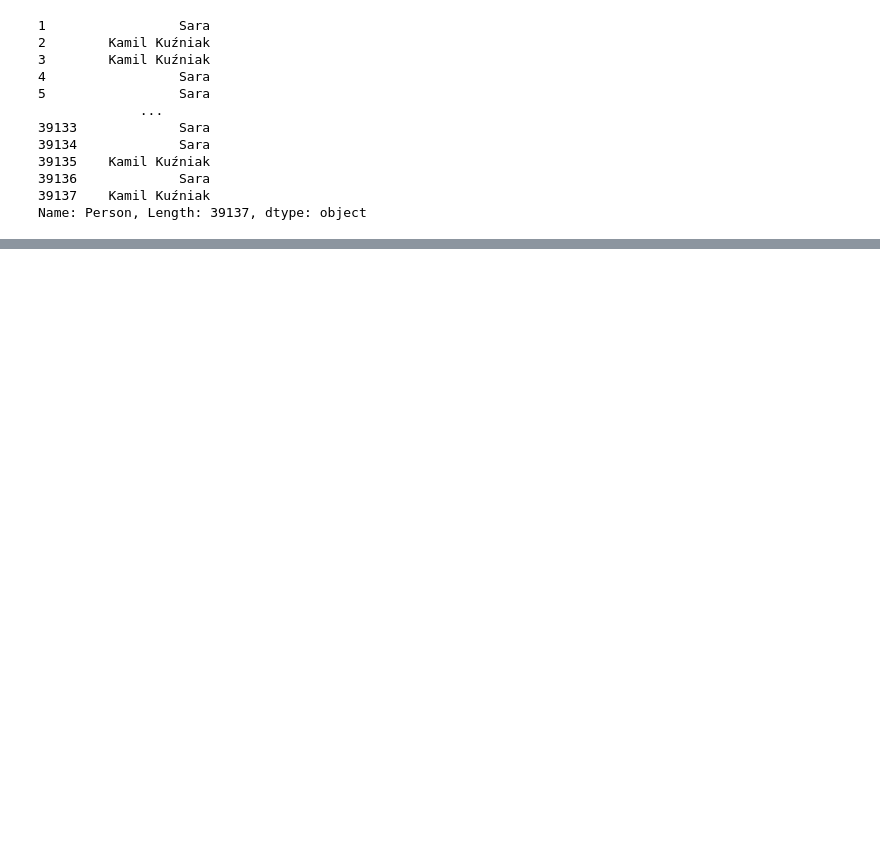
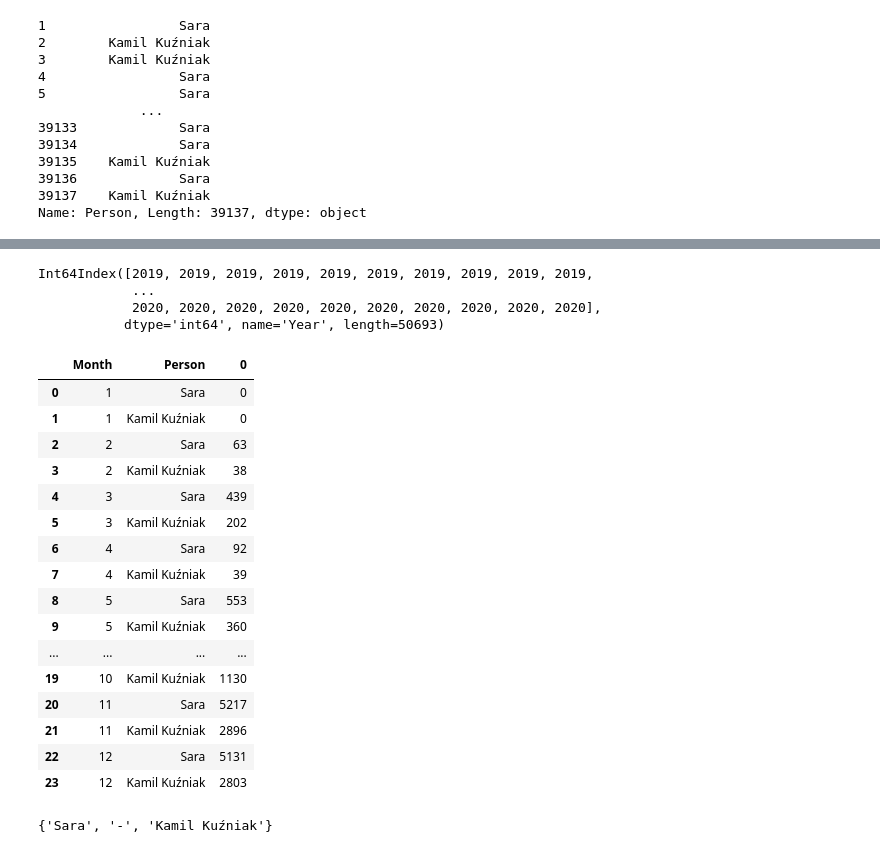
Before and after one commit to kamilkuzniak/WhatsApp-analyzer, a Jupyter notebook: Jupyter_testing.ipynb, the cells around one changed output, grey strips where cells are left out. Saved outputs shown, nothing was run; the diff lists cells and outputs as text; code cells hidden in the pictures; blank space fills up the shorter version.

```diff
--- a/Jupyter_testing.ipynb
+++ b/Jupyter_testing.ipynb
@@ -625,0 +749,2 @@ Name: Person, Length: 39137, dtype: object
+# %%
+chat_data_mi = pd.DataFrame({'Content': content}, index=index)
@@ -625,0 +857,2 @@ Name: Person, Length: 39137, dtype: object
+# %%
+byMonth_people = pd.DataFrame()
@@ -625,0 +879,3 @@ Name: Person, Length: 39137, dtype: object
+# %%
+byMonth_people['Sara'] = chat_data_mi.loc[2019].xs('Sara', level='Person').count(level='Month')['Content']
+byMonth_people['Kamil Kuźniak'] = chat_data_mi.loc[2019].xs('Kamil Kuźniak', level='Person').count(level='Month')['Content']
@@ -625,0 +899,29 @@ Name: Person, Length: 39137, dtype: object
+# %%
+chat_data_mi.index.get_level_values(level='Year')
+# %% [output]
+Int64Index([2019, 2019, 2019, 2019, 2019, 2019, 2019, 2019, 2019, 2019,
+            ...
+            2020, 2020, 2020, 2020, 2020, 2020, 2020, 2020, 2020, 2020],
+           dtype='int64', name='Year', length=50693)
+# %%
+byMonth_people.columns.name = 'Person'
+# %%
+byMonth_people.stack().reset_index()
+# %% [output]
+|  | Month | Person | 0 |
+| 0 | 1 | Sara | 0 |
+| 1 | 1 | Kamil Kuźniak | 0 |
+| 2 | 2 | Sara | 63 |
+| 3 | 2 | Kamil Kuźniak | 38 |
+| 4 | 3 | Sara | 439 |
+| 5 | 3 | Kamil Kuźniak | 202 |
+| 6 | 4 | Sara | 92 |
+| 7 | 4 | Kamil Kuźniak | 39 |
+| 8 | 5 | Sara | 553 |
+| 9 | 5 | Kamil Kuźniak | 360 |
+| ... | ... | ... | ... |
+| 19 | 10 | Kamil Kuźniak | 1130 |
+| 20 | 11 | Sara | 5217 |
+| 21 | 11 | Kamil Kuźniak | 2896 |
+| 22 | 12 | Sara | 5131 |
+| 23 | 12 | Kamil Kuźniak | 2803 |
@@ -625,0 +932,4 @@ Name: Person, Length: 39137, dtype: object
+# %%
+print(names)
+# %% [output]
+{'Sara', '-', 'Kamil Kuźniak'}
```
Also changed, not shown: parts of 45 cells of this notebook, 2 other files.
